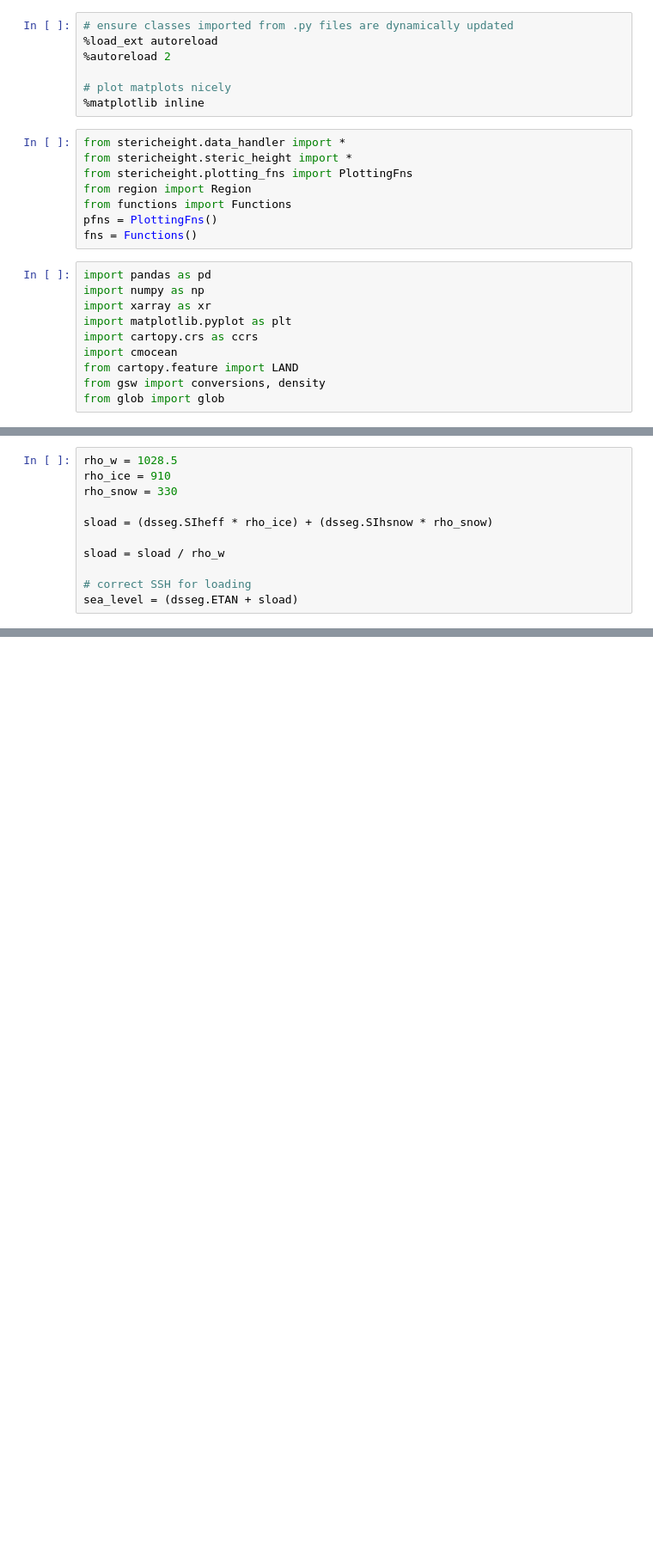
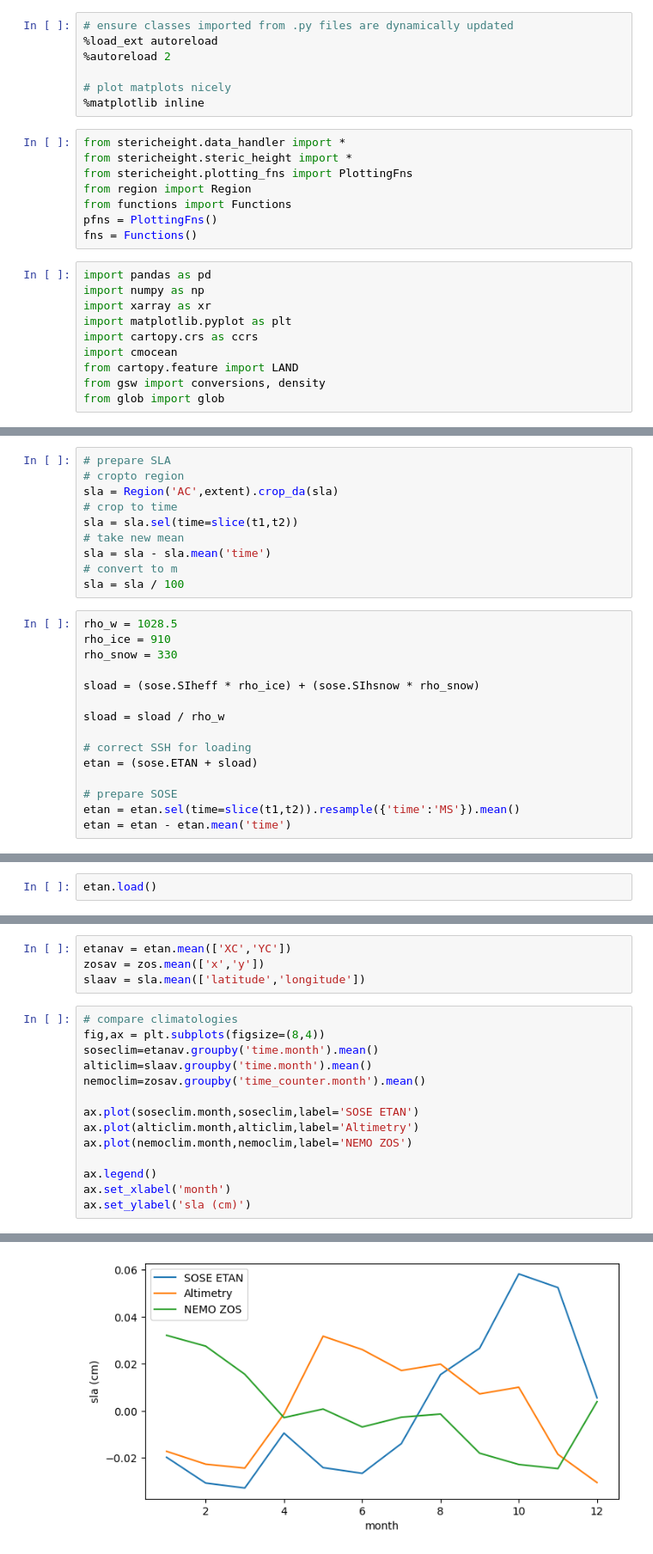
Before and after one commit to eejco/thesis_c3, a Jupyter notebook: sose_eta_comparison.ipynb, the cells around one changed output, grey strips where cells are left out. Shown at 86% size. Saved outputs shown, nothing was run; the diff lists cells and outputs as text; blank space fills up the shorter version.

```diff
--- a/sose_eta_comparison.ipynb
+++ b/sose_eta_comparison.ipynb
@@ -72,11 +76,25 @@ Coordinates: (12/22)
+# %%
+# prepare SLA
+# cropto region
+sla = Region('AC',extent).crop_da(sla)
+# crop to time
+sla = sla.sel(time=slice(t1,t2))
+# take new mean
+sla = sla - sla.mean('time')
+# convert to m
+sla = sla / 100
 # %%
 rho_w = 1028.5
 rho_ice = 910
 rho_snow = 330
 
-sload = (dsseg.SIheff * rho_ice) + (dsseg.SIhsnow * rho_snow)
+sload = (sose.SIheff * rho_ice) + (sose.SIhsnow * rho_snow)
 
 sload = sload / rho_w
 
 # correct SSH for loading
-sea_level = (dsseg.ETAN + sload)
+etan = (sose.ETAN + sload)
+
+# prepare SOSE
+etan = etan.sel(time=slice(t1,t2)).resample({'time':'MS'}).mean()
+etan = etan - etan.mean('time')
@@ -143,0 +101,2 @@ ax.legend()
+# %%
+etan.load()
@@ -143,0 +121,19 @@ ax.legend()
+# %%
+etanav = etan.mean(['XC','YC'])
+zosav = zos.mean(['x','y'])
+slaav = sla.mean(['latitude','longitude'])
+# %%
+# compare climatologies
+fig,ax = plt.subplots(figsize=(8,4))
+soseclim=etanav.groupby('time.month').mean()
+alticlim=slaav.groupby('time.month').mean()
+nemoclim=zosav.groupby('time_counter.month').mean()
+
+ax.plot(soseclim.month,soseclim,label='SOSE ETAN')
+ax.plot(alticlim.month,alticlim,label='Altimetry')
+ax.plot(nemoclim.month,nemoclim,label='NEMO ZOS')
+
+ax.legend()
+ax.set_xlabel('month')
+ax.set_ylabel('sla (cm)')
+# %% [output]
@@ -143,0 +141 @@ ax.legend()
+[figure, added]
```
Also changed, not shown: parts of 14 cells of this notebook.
